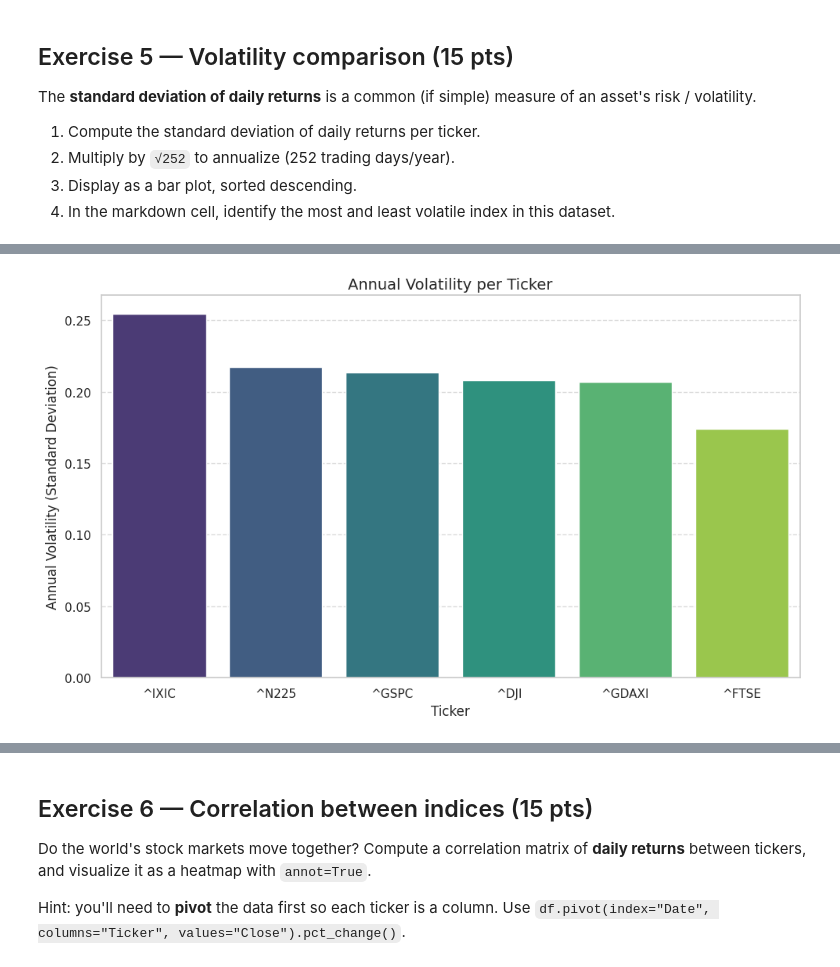
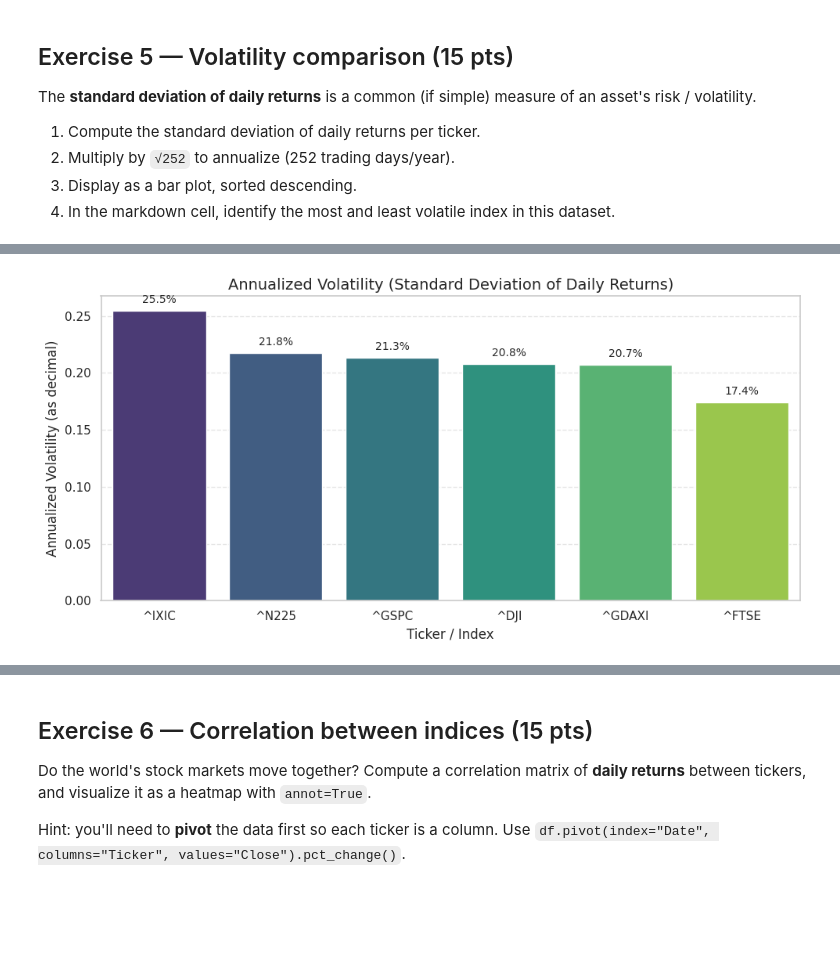
Before and after one commit to senohmbi-debug/ITCS-3162, a Jupyter notebook: lab_04_exercise.ipynb, the cells around one changed output, grey strips where cells are left out. Cells and saved outputs as stored; diff of their text form; code cells hidden in the pictures; blank space fills up the shorter version.

```diff
--- a/lab_04_exercise.ipynb
+++ b/lab_04_exercise.ipynb
@@ -197,0 +190,20 @@ df['Close_normalized'] = df['Close'] / first_close * 100
+# %%
+# TODO: compute normalized close
+df['Date'] = pd.to_datetime(df['Date'])
+df = df.sort_values(by=['Ticker', 'Date']).reset_index(drop=True)
+
+first_close = df.groupby('Ticker')['Close'].transform('first')
+df['Close_normalized'] = (df['Close'] / first_close) * 100
+
+# TODO: line plot
+plt.figure(figsize=(12, 6))
+sns.lineplot(data=df, x="Date", y="Close_normalized", hue="Ticker", linewidth=2)
+
+plt.title("Normalized Closing Prices (First Value = 100)", fontsize=14, pad=15)
+plt.xlabel("Date", fontsize=12)
+plt.ylabel("Normalized Close (Base 100)", fontsize=12)
+plt.grid(True, linestyle="--", alpha=0.6)
+plt.legend(title="Ticker", bbox_to_anchor=(1.05, 1), loc="upper left")
+plt.tight_layout()
+
+plt.show()
@@ -231,26 +255,54 @@ The **standard deviation of daily returns** is a common (if simple) measure of a
 4. In the markdown cell, identify the most and least volatile index in this dataset.
 # %%
 # TODO: annualized volatility per ticker, bar plot
-daily_standard = df.groupby('Ticker')['Return'].std()
-volatility = daily_standard * np.sqrt(252)
+df["Daily_Return"] = df.groupby("Ticker")["Close"].pct_change()
+volatility = (
+    df.groupby("Ticker")["Daily_Return"].std() * np.sqrt(252)
+).reset_index()
+volatility.columns = ["Ticker", "Annualized_Volatility"]
 
-vol_sorted = volatility.sort_values(ascending=False).reset_index()
-vol_sorted.columns = ['Ticker', 'Annual Volatility']
-plt.figure(figsize=(10, 6))
-sns.barplot(
-    data = vol_sorted,
-    x = 'Ticker',
-    y = 'Annual Volatility',
-    palette = 'viridis'
+volatility = volatility.sort_values(
+    by="Annualized_Volatility", ascending=False
+).reset_index(drop=True)
+
+most_volatile = volatility.iloc[0]["Ticker"]
+most_volatile_val = volatility.iloc[0]["Annualized_Volatility"]
+
+least_volatile = volatility.iloc[-1]["Ticker"]
+least_volatile_val = volatility.iloc[-1]["Annualized_Volatility"]
+
+print(
+    f"Most Volatile: {most_volatile} ({most_volatile_val:.2%})"
+)
+print(
+    f"Least Volatile: {least_volatile} ({least_volatile_val:.2%})"
 )
 
-plt.title('Annual Volatility per Ticker', fontsize = 14)
-plt.xlabel('Ticker', fontsize = 12)
-plt.ylabel('Annual Volatility (Standard Deviation)', fontsize = 12)
-plt.grid(axis = 'y', linestyle = '--', alpha = 0.7)
+plt.figure(figsize=(10, 5))
+sns.barplot(
+    data=volatility,
+    x="Ticker",
+    y="Annualized_Volatility",
+    hue="Ticker",
+    palette="viridis",
+    legend=False,
+)
+
+plt.title("Annualized Volatility (Standard Deviation of Daily Returns)", fontsize=14)
+plt.xlabel("Ticker / Index", fontsize=12)
+plt.ylabel("Annualized Volatility (as decimal)", fontsize=12)
+plt.grid(axis="y", linestyle="--", alpha=0.5)
+
+for index, row in volatility.iterrows():
+    plt.text(
+        index,
+        row["Annualized_Volatility"] + 0.005,
+        f'{row["Annualized_Volatility"]:.1%}',
+        ha="center",
+        va="bottom",
+        fontsize=10,
+    )
 
 plt.tight_layout()
 plt.show()
-
-print(vol_sorted)
 # %% [output]
@@ -260 +311 @@ Passing `palette` without assigning `hue` is deprecated and will be removed in v
-[figure, old version]
+[figure, new version]
```
Also changed, not shown: parts of 9 cells of this notebook.
